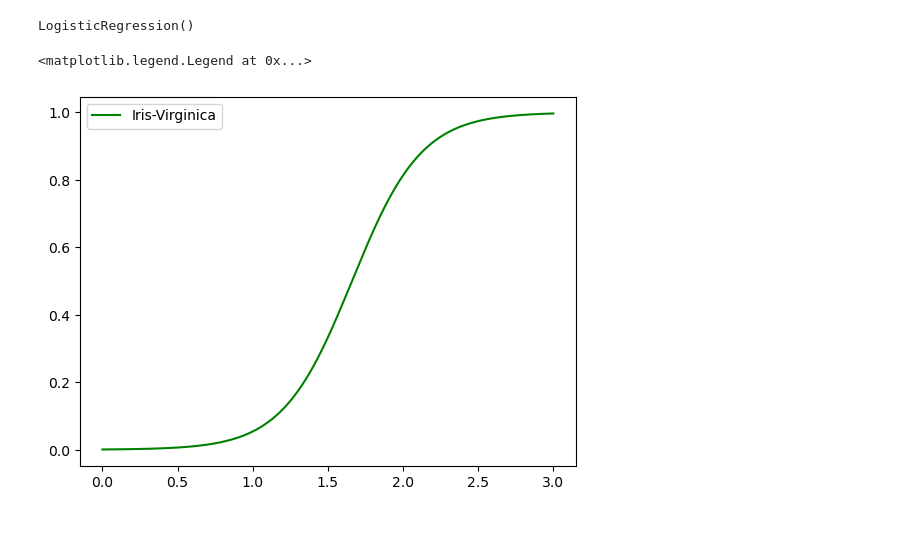
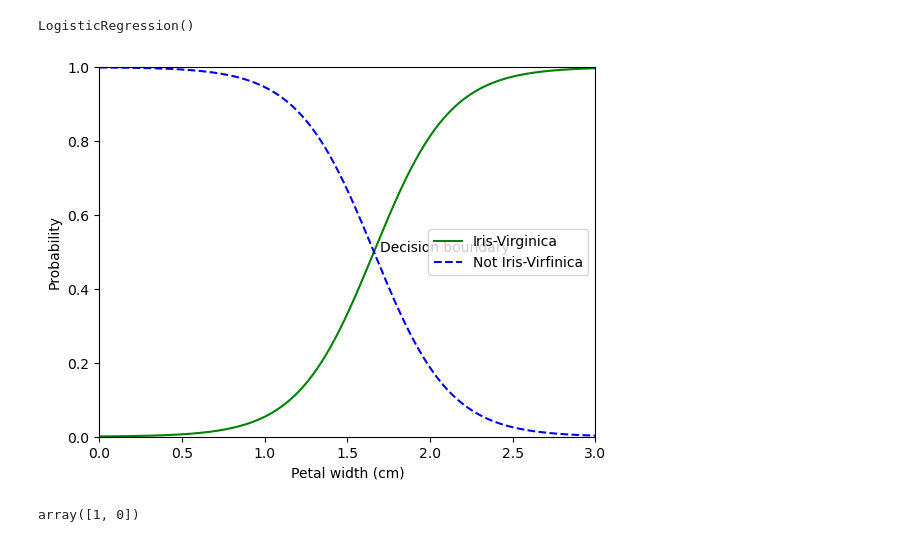
Before and after one commit to Kratosgado/Machine-Learning, a Jupyter notebook: ml intro/training models.ipynb, the cells around one changed output. Saved outputs shown, nothing was run; the diff lists cells and outputs as text; code cells hidden in the pictures.

```diff
--- a/ml intro/training models.ipynb
+++ b/ml intro/training models.ipynb
@@ -321,8 +323,17 @@ LogisticRegression()
 # %%
 x_new = np.linspace(0, 3, 1000).reshape(-1,1)
 y_proba = log_reg.predict_proba(x_new)
 plt.plot(x_new, y_proba[:,1], "g-", label="Iris-Virginica")
+plt .plot(x_new, y_proba[:,0], 'b--', label="Not Iris-Virfinica")
+plt.axis([0, 3, 0, 1])
+plt.xlabel("Petal width (cm)")
+plt.ylabel("Probability")
+plt.annotate("Decision boundary", [1.7, 0.5])
 plt.legend()
+plt.show()
 # %% [output]
-<matplotlib.legend.Legend at 0x...>
-[figure, old version]
+[figure, new version]
+# %%
+log_reg.predict([[1.7], [1.5]])
+# %% [output]
+array([1, 0])
```
Also changed, not shown: parts of 22 cells of this notebook.
